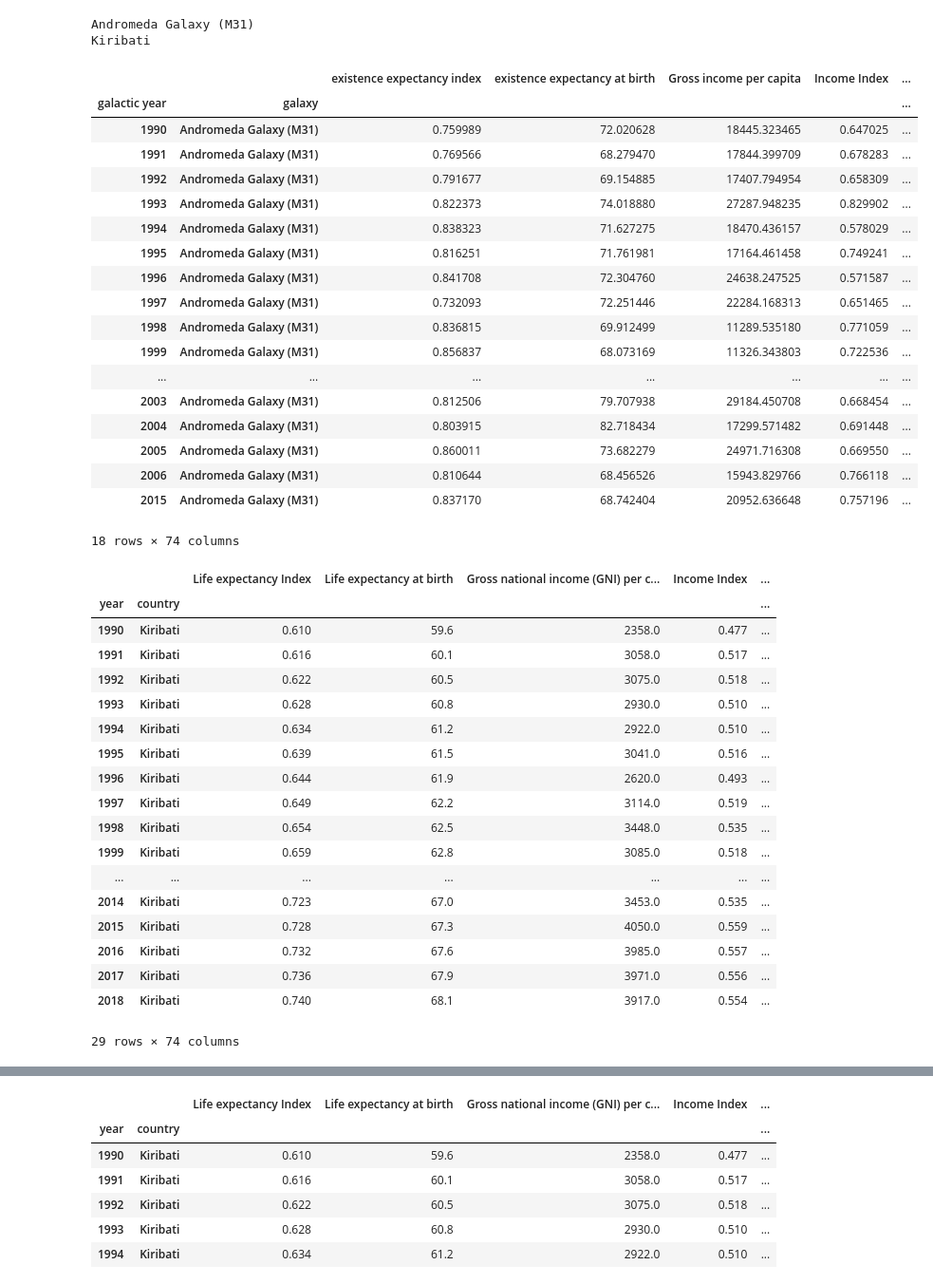
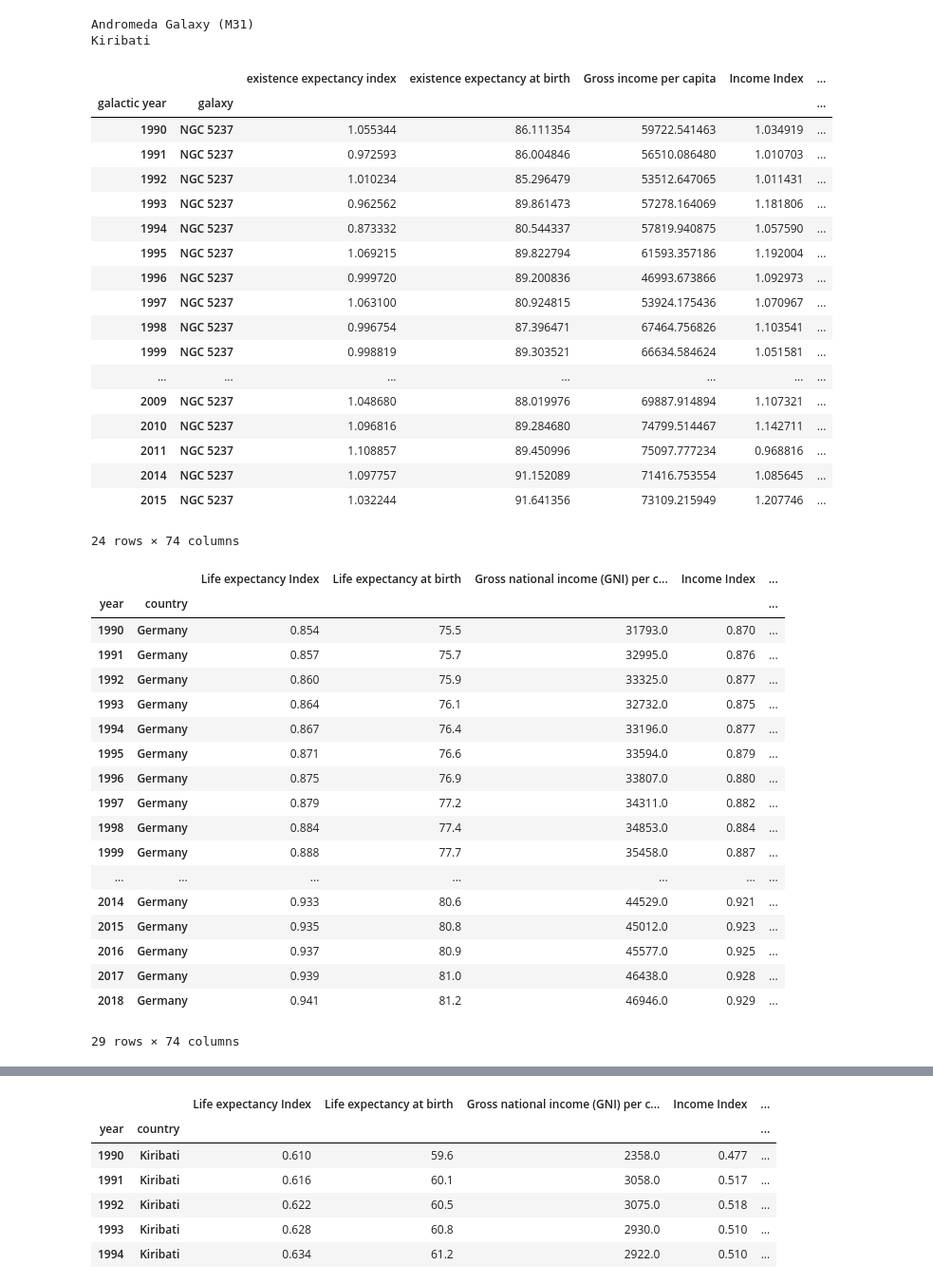
Before and after one commit to D1nay/prohack2020, a Jupyter notebook: Mapping countries to galaxies.ipynb, the cells around one changed output, grey strips where cells are left out. Shown at 95% size. Saved outputs shown, nothing was run; the diff lists cells and outputs as text; code cells hidden in the pictures.

Commit message:
Continue to attempt to estimate the transformation that Contest data has undertaken

```diff
--- a/Mapping countries to galaxies.ipynb
+++ b/Mapping countries to galaxies.ipynb
@@ -489,46 +526,46 @@ print (full_list[90])
 Andromeda Galaxy (M31)
 Kiribati
 # %%
-data_train_cl.loc[(slice(None), 'Andromeda Galaxy (M31)'),]
+data_train_cl.loc[(slice(None), 'NGC 5237'),]
 # %% [output]
 |  |  | existence expectancy index | existence expectancy at birth | Gross income per capita | Income Index | ... |
 | galactic year | galaxy |  |  |  |  | ... |
-| 1990 | Andromeda Galaxy (M31) | 0.759989 | 72.020628 | 18445.323465 | 0.647025 | ... |
-| 1991 | Andromeda Galaxy (M31) | 0.769566 | 68.279470 | 17844.399709 | 0.678283 | ... |
-| 1992 | Andromeda Galaxy (M31) | 0.791677 | 69.154885 | 17407.794954 | 0.658309 | ... |
-| 1993 | Andromeda Galaxy (M31) | 0.822373 | 74.018880 | 27287.948235 | 0.829902 | ... |
-| 1994 | Andromeda Galaxy (M31) | 0.838323 | 71.627275 | 18470.436157 | 0.578029 | ... |
-| 1995 | Andromeda Galaxy (M31) | 0.816251 | 71.761981 | 17164.461458 | 0.749241 | ... |
-| 1996 | Andromeda Galaxy (M31) | 0.841708 | 72.304760 | 24638.247525 | 0.571587 | ... |
-| 1997 | Andromeda Galaxy (M31) | 0.732093 | 72.251446 | 22284.168313 | 0.651465 | ... |
-| 1998 | Andromeda Galaxy (M31) | 0.836815 | 69.912499 | 11289.535180 | 0.771059 | ... |
-| 1999 | Andromeda Galaxy (M31) | 0.856837 | 68.073169 | 11326.343803 | 0.722536 | ... |
+| 1990 | NGC 5237 | 1.055344 | 86.111354 | 59722.541463 | 1.034919 | ... |
+| 1991 | NGC 5237 | 0.972593 | 86.004846 | 56510.086480 | 1.010703 | ... |
+| 1992 | NGC 5237 | 1.010234 | 85.296479 | 53512.647065 | 1.011431 | ... |
+| 1993 | NGC 5237 | 0.962562 | 89.861473 | 57278.164069 | 1.181806 | ... |
+| 1994 | NGC 5237 | 0.873332 | 80.544337 | 57819.940875 | 1.057590 | ... |
+| 1995 | NGC 5237 | 1.069215 | 89.822794 | 61593.357186 | 1.192004 | ... |
+| 1996 | NGC 5237 | 0.999720 | 89.200836 | 46993.673866 | 1.092973 | ... |
+| 1997 | NGC 5237 | 1.063100 | 80.924815 | 53924.175436 | 1.070967 | ... |
+| 1998 | NGC 5237 | 0.996754 | 87.396471 | 67464.756826 | 1.103541 | ... |
+| 1999 | NGC 5237 | 0.998819 | 89.303521 | 66634.584624 | 1.051581 | ... |
 | ... | ... | ... | ... | ... | ... | ... |
-| 2003 | Andromeda Galaxy (M31) | 0.812506 | 79.707938 | 29184.450708 | 0.668454 | ... |
-| 2004 | Andromeda Galaxy (M31) | 0.803915 | 82.718434 | 17299.571482 | 0.691448 | ... |
-| 2005 | Andromeda Galaxy (M31) | 0.860011 | 73.682279 | 24971.716308 | 0.669550 | ... |
-| 2006 | Andromeda Galaxy (M31) | 0.810644 | 68.456526 | 15943.829766 | 0.766118 | ... |
-| 2015 | Andromeda Galaxy (M31) | 0.837170 | 68.742404 | 20952.636648 | 0.757196 | ... |
+| 2009 | NGC 5237 | 1.048680 | 88.019976 | 69887.914894 | 1.107321 | ... |
+| 2010 | NGC 5237 | 1.096816 | 89.284680 | 74799.514467 | 1.142711 | ... |
+| 2011 | NGC 5237 | 1.108857 | 89.450996 | 75097.777234 | 0.968816 | ... |
+| 2014 | NGC 5237 | 1.097757 | 91.152089 | 71416.753554 | 1.085645 | ... |
+| 2015 | NGC 5237 | 1.032244 | 91.641356 | 73109.215949 | 1.207746 | ... |
-18 rows × 74 columns
+24 rows × 74 columns
 # %%
-undp_clean.loc[(slice(None), 'Kiribati'),]
+undp_clean.loc[(slice(None), 'Germany'),]
 # %% [output]
 |  |  | Life expectancy Index | Life expectancy at birth | Gross national income (GNI) per c... | Income Index | ... |
 | year | country |  |  |  |  | ... |
-| 1990 | Kiribati | 0.610 | 59.6 | 2358.0 | 0.477 | ... |
-| 1991 | Kiribati | 0.616 | 60.1 | 3058.0 | 0.517 | ... |
-| 1992 | Kiribati | 0.622 | 60.5 | 3075.0 | 0.518 | ... |
-| 1993 | Kiribati | 0.628 | 60.8 | 2930.0 | 0.510 | ... |
-| 1994 | Kiribati | 0.634 | 61.2 | 2922.0 | 0.510 | ... |
-| 1995 | Kiribati | 0.639 | 61.5 | 3041.0 | 0.516 | ... |
-| 1996 | Kiribati | 0.644 | 61.9 | 2620.0 | 0.493 | ... |
-| 1997 | Kiribati | 0.649 | 62.2 | 3114.0 | 0.519 | ... |
-| 1998 | Kiribati | 0.654 | 62.5 | 3448.0 | 0.535 | ... |
-| 1999 | Kiribati | 0.659 | 62.8 | 3085.0 | 0.518 | ... |
+| 1990 | Germany | 0.854 | 75.5 | 31793.0 | 0.870 | ... |
+| 1991 | Germany | 0.857 | 75.7 | 32995.0 | 0.876 | ... |
+| 1992 | Germany | 0.860 | 75.9 | 33325.0 | 0.877 | ... |
+| 1993 | Germany | 0.864 | 76.1 | 32732.0 | 0.875 | ... |
+| 1994 | Germany | 0.867 | 76.4 | 33196.0 | 0.877 | ... |
+| 1995 | Germany | 0.871 | 76.6 | 33594.0 | 0.879 | ... |
+| 1996 | Germany | 0.875 | 76.9 | 33807.0 | 0.880 | ... |
+| 1997 | Germany | 0.879 | 77.2 | 34311.0 | 0.882 | ... |
+| 1998 | Germany | 0.884 | 77.4 | 34853.0 | 0.884 | ... |
+| 1999 | Germany | 0.888 | 77.7 | 35458.0 | 0.887 | ... |
 | ... | ... | ... | ... | ... | ... | ... |
-| 2014 | Kiribati | 0.723 | 67.0 | 3453.0 | 0.535 | ... |
-| 2015 | Kiribati | 0.728 | 67.3 | 4050.0 | 0.559 | ... |
-| 2016 | Kiribati | 0.732 | 67.6 | 3985.0 | 0.557 | ... |
-| 2017 | Kiribati | 0.736 | 67.9 | 3971.0 | 0.556 | ... |
-| 2018 | Kiribati | 0.740 | 68.1 | 3917.0 | 0.554 | ... |
+| 2014 | Germany | 0.933 | 80.6 | 44529.0 | 0.921 | ... |
+| 2015 | Germany | 0.935 | 80.8 | 45012.0 | 0.923 | ... |
+| 2016 | Germany | 0.937 | 80.9 | 45577.0 | 0.925 | ... |
+| 2017 | Germany | 0.939 | 81.0 | 46438.0 | 0.928 | ... |
+| 2018 | Germany | 0.941 | 81.2 | 46946.0 | 0.929 | ... |
 29 rows × 74 columns
```
Also changed, not shown: parts of 19 cells of this notebook, 2 other files.
